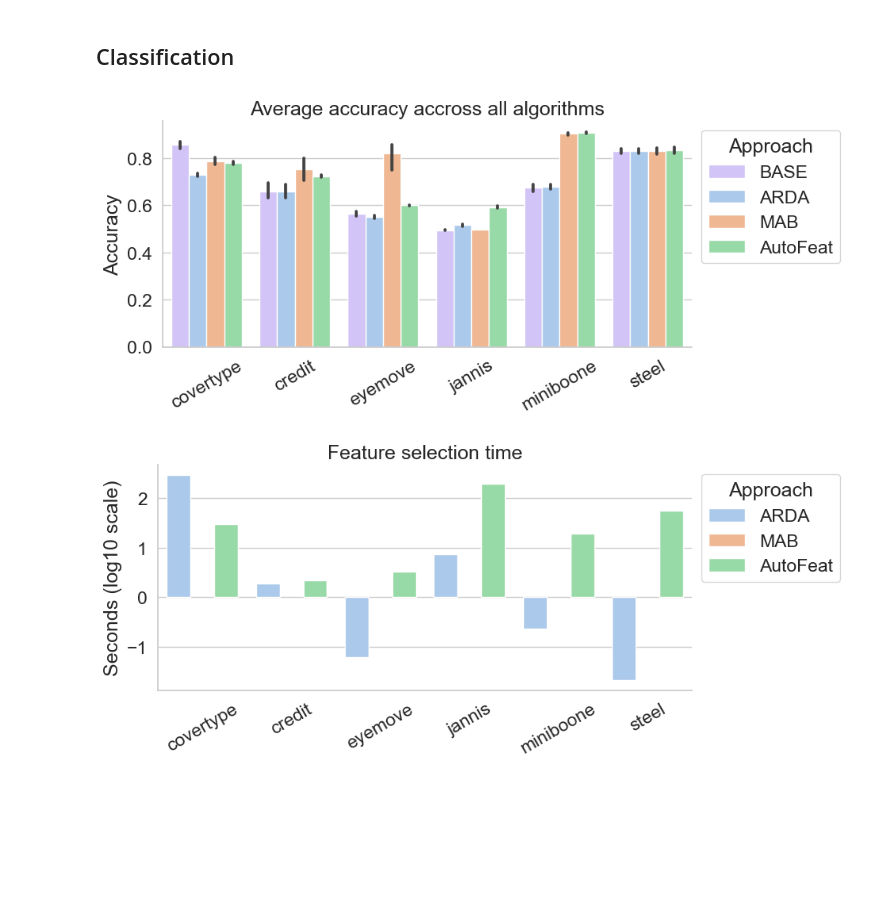
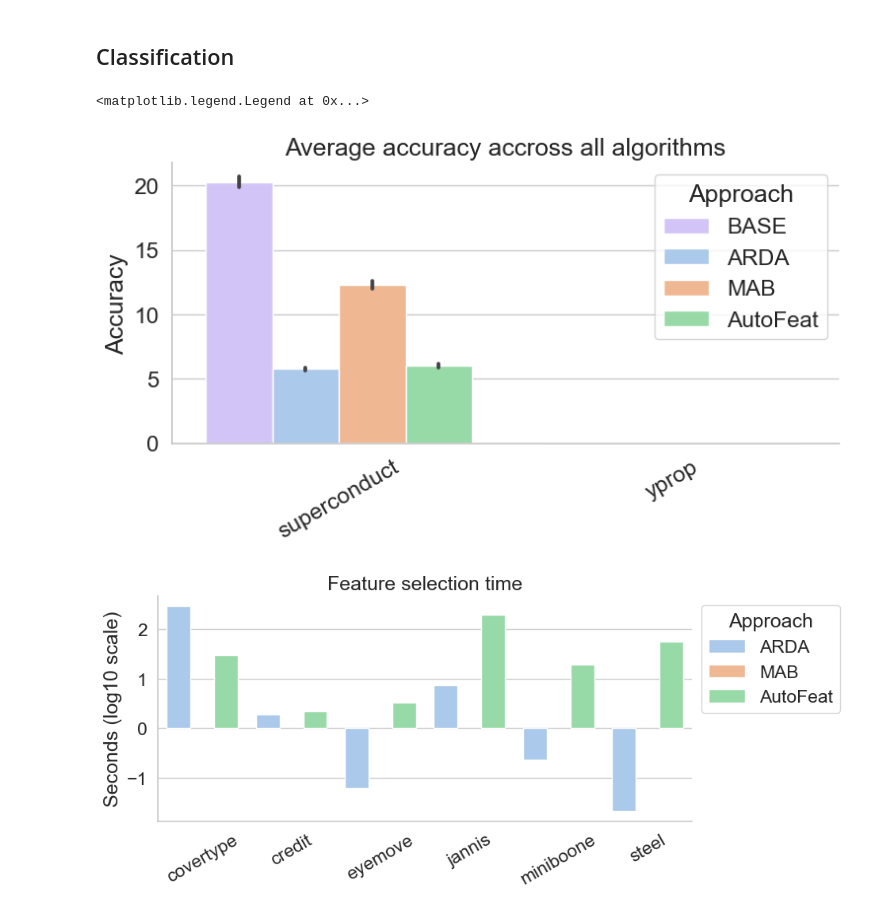
Before and after one commit to delftdata/autofeat, a Jupyter notebook: Visualisations-May.ipynb, the cells around one changed output. Cells and saved outputs as stored; diff of their text form; code cells hidden in the pictures; blank space fills up the shorter version.

Commit message:
Added new plots

```diff
--- a/Visualisations-May.ipynb
+++ b/Visualisations-May.ipynb
@@ -345,7 +1009,7 @@ g.savefig('plots/2024/total_time_3_regression.png', dpi=300, bbox_inches="tight"
 folder_name = os.path.abspath(os.path.abspath(''))
 
 dataset_path = "results/normalised"
-tfd_filename = "results_tfd-top-15-id.csv"
+tfd_filename = "results_tfd-top-15-id-fixed.csv"
 arda_filename = "results_arda.csv"
 mab_filename = "results_mab_normalized.csv"
 base_filename = "results_base.csv"
@@ -360,7 +1024,7 @@ df_base = pd.read_csv(os.path.join(folder_name, f"{dataset_path}/{base_filename}
 df_all = pd.read_csv(os.path.join(folder_name, f"{dataset_path}/{all_filename}"), header=0)
 
 # Create a big dataframe
-dataframe = pd.concat([df_tfd, df_arda, df_base, df_mab])
+dataframe = pd.concat([df_tfd, df_arda, df_base, df_mab, df_all])
 
 # Remove unused columns
 dataframe.drop(columns=['join_time', 'depth', 'redundancy_threshold'], inplace=True)
@@ -396,7 +1060,7 @@ print(approach)
 avgd_all = []
 
 # a = dataframe.groupby(['approach', 'algorithm', 'data_label',])[['accuracy']].max().reset_index(level=['algorithm', 'data_label'])
-a = dataframe.groupby(['approach', 'algorithm', 'data_label', 'feature_selection_time'])[['accuracy']].max().reset_index(level=['algorithm', 'data_label', 'feature_selection_time'])
+a = dataframe.groupby(['approach', 'algorithm', 'data_label'])[['accuracy', 'feature_selection_time']].max().reset_index(level=['algorithm', 'data_label'])
 
 
 
@@ -477,7 +1141,7 @@ ax2.set_xlabel('Accuracy')
 ax1.set_title('Avg feature selection time')
 ax2.set_title('Avg accuracy')
 
-plt.savefig('plots/2024/normalised_crown.pdf', dpi=300, bbox_inches="tight")
+# plt.savefig('plots/2024/normalised_crown-fixed.pdf', dpi=300, bbox_inches="tight")
 # %% [output]
 ARDA: 0.6599862539274494
 MAB: 0.7645022187344458
@@ -489,0 +1279,26 @@ TFD: 0.7386785918309055
+# %%
+paths = dataframe['data_path'].fillna('')
+
+lenghts = []
+jk = []
+for path in paths:
+    aux = path.split('--')
+    lenghts.append(len(aux))
+    join_keys = []
+    for a in aux:
+        r = a.split('-')
+        if len(r) > 1:
+            join_keys.append(r[0])
+#     print(str(join_keys))
+    jk.append(join_keys)
+
+
+
+
+dataframe['path_len'] = lenghts
+dataframe['join_keys'] = jk
+dataframe[dataframe['approach'].isin(['AutoFeat'])]
+
+aaux = dataframe[dataframe['algorithm']=='LightGBM'].groupby(['data_label', 'approach'])[['accuracy', 'path_len', 'data_path', 'feature_selection_time', 'join_path_features']].max().reset_index()
+
+aaux
@@ -491,33 +1324,34 @@ TFD: 0.7386785918309055
 ## Classification
 # %%
 # Get accuracy
-accuracy_cls = dataframe.groupby(['data_label', 'approach', 'algorithm'])[['accuracy']].max().reset_index()
+accuracy_cls = dataframe.groupby(['data_label', 'approach', 'algorithm'])[['accuracy']].min().reset_index()
 
 
 sns.set(font_scale=1.5, style="whitegrid")
 # plt.subplots(figsize=(20, 4))
 
-aux = accuracy_cls[~accuracy_cls['data_label'].isin(['air', 'superconduct', 'yprop'])]
+aux = accuracy_cls[accuracy_cls['data_label'].isin(['air', 'superconduct', 'yprop'])]
 
 g = sns.catplot(x="data_label", y="accuracy", hue="approach",
                 data=aux, kind="bar", height=4, aspect=2,
                palette=[pal[4], pal[0], pal[1], pal[2]], hue_order=['BASE', 'ARDA', 'MAB', 'AutoFeat'])
 
 # g.set_titles("{col_name} accuracy")
 g.set_xlabels('')
 g.set_ylabels('Accuracy')
 plt.title("Average accuracy accross all algorithms")
 
 loc, labels = plt.xticks()
 hh, ll = plt.gca().get_legend_handles_labels()
 
 g.set_xticklabels(labels, rotation=30)
 g._legend.remove()
 plt.legend(hh, ll, bbox_to_anchor=(1, 1), ncol=1, title="Approach")
 #
-g.savefig('plots/2024/normalised_accuracy_top-15-id.png', dpi=300, bbox_inches="tight")
+# g.savefig('plots/2024/normalised_accuracy_top-15-id.png', dpi=300, bbox_inches="tight")
 # %% [output]
+<matplotlib.legend.Legend at 0x...>
-[figure, old version]
+[figure, new version]
 # %%
 sns.set(font_scale=1.5, style="whitegrid")
 # plt.subplots(figsize=(20, 4))
```
Also changed, not shown: parts of 37 cells of this notebook.
